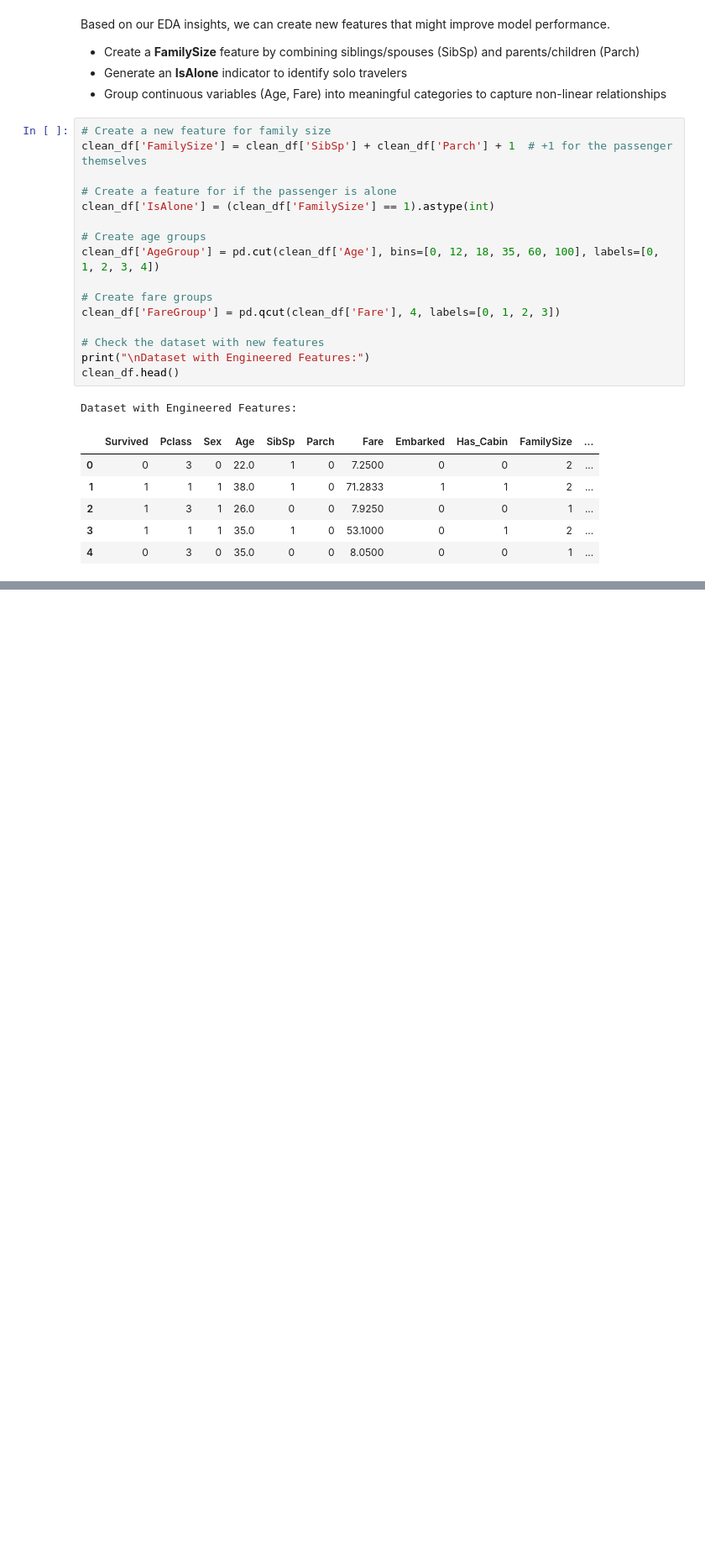
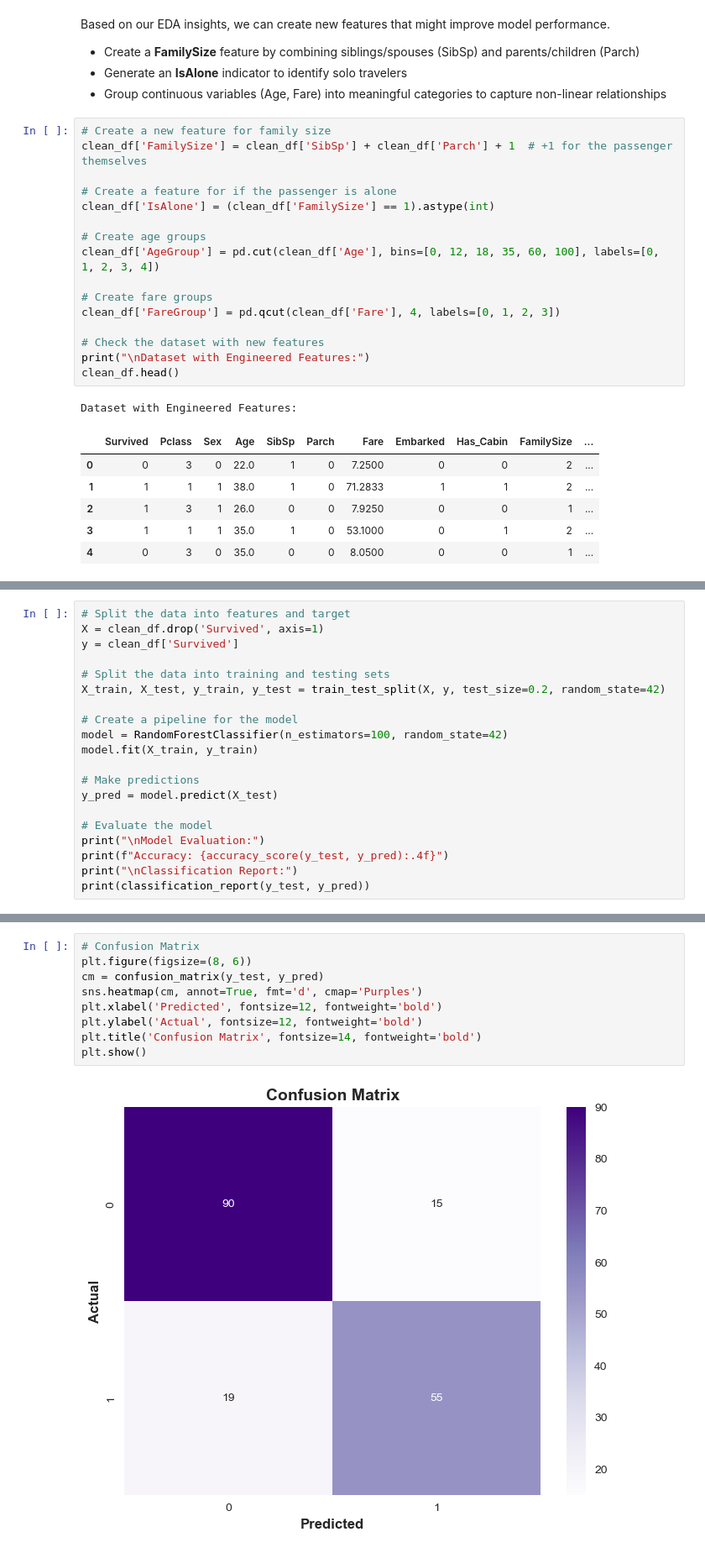
Before and after one commit to mayarelsayed-01/codealpha_tasks, a Jupyter notebook: CodeAlpha_Titanic_Classification/titanic_classification.ipynb, the cells around one changed output, grey strips where cells are left out. Shown at 84% size. Cells and saved outputs as stored; diff of their text form; blank space fills up the shorter version.

Commit message:
Model Training + Conclusion

```diff
--- a/CodeAlpha_Titanic_Classification/titanic_classification.ipynb
+++ b/CodeAlpha_Titanic_Classification/titanic_classification.ipynb
@@ -221,0 +232,20 @@ Dataset with Engineered Features:
+# %%
+# Split the data into features and target
+X = clean_df.drop('Survived', axis=1)
+y = clean_df['Survived']
+
+# Split the data into training and testing sets
+X_train, X_test, y_train, y_test = train_test_split(X, y, test_size=0.2, random_state=42)
+
+# Create a pipeline for the model
+model = RandomForestClassifier(n_estimators=100, random_state=42)
+model.fit(X_train, y_train)
+
+# Make predictions
+y_pred = model.predict(X_test)
+
+# Evaluate the model
+print("\nModel Evaluation:")
+print(f"Accuracy: {accuracy_score(y_test, y_pred):.4f}")
+print("\nClassification Report:")
+print(classification_report(y_test, y_pred))
@@ -221,0 +265,11 @@ Dataset with Engineered Features:
+# %%
+# Confusion Matrix
+plt.figure(figsize=(8, 6))
+cm = confusion_matrix(y_test, y_pred)
+sns.heatmap(cm, annot=True, fmt='d', cmap='Purples')
+plt.xlabel('Predicted', fontsize=12, fontweight='bold')
+plt.ylabel('Actual', fontsize=12, fontweight='bold')
+plt.title('Confusion Matrix', fontsize=14, fontweight='bold')
+plt.show()
+# %% [output]
+[figure, added]
```
Also changed, not shown: parts of 12 cells of this notebook.
